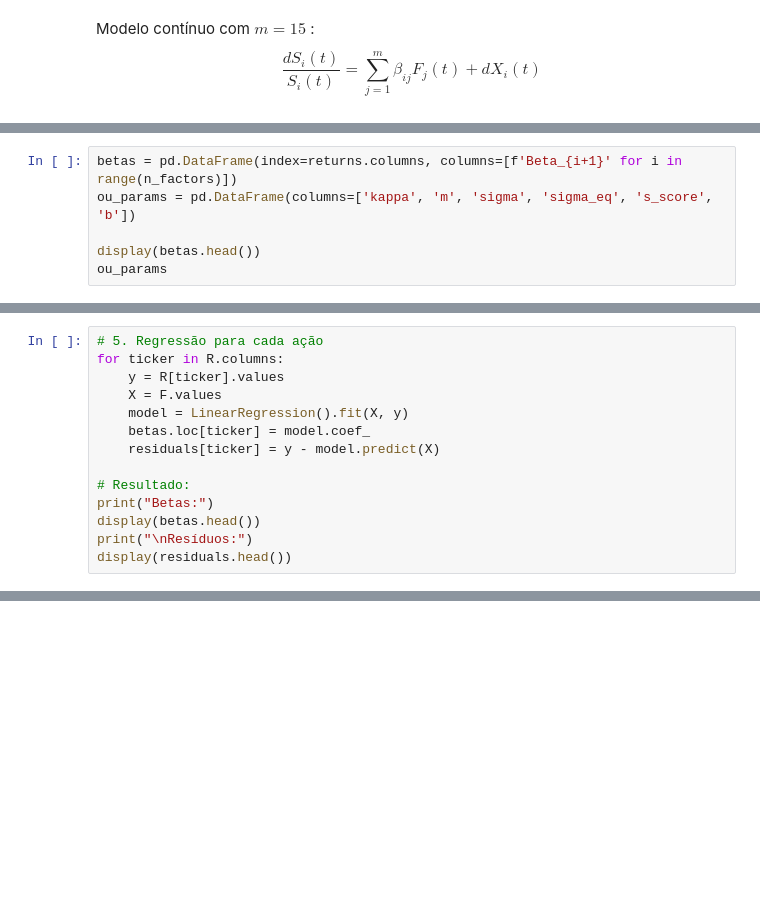
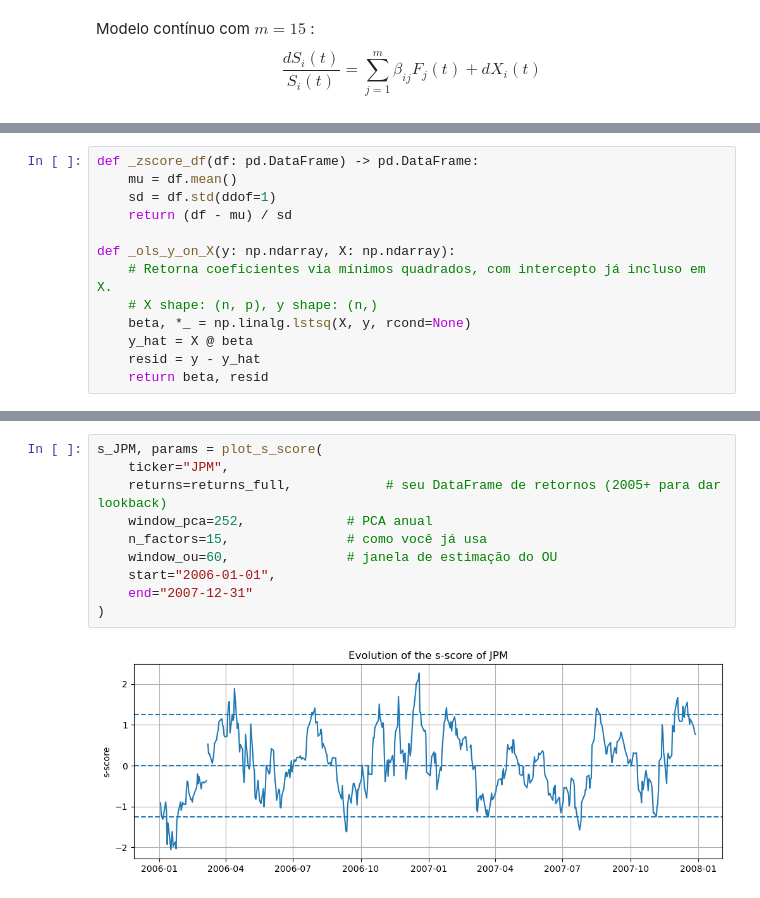
Before and after one commit to savio160502/Statistical-Arbitrage, a Jupyter notebook: Amostragem_estatistica.ipynb, the cells around one changed output, grey strips where cells are left out. Drawn from its saved outputs; the diff is of its cells as text; blank space fills up the shorter version.

```diff
--- a/Amostragem_estatistica.ipynb
+++ b/Amostragem_estatistica.ipynb
@@ -834,6 +395,0 @@ factors.head()
-# %%
-betas = pd.DataFrame(index=returns.columns, columns=[f'Beta_{i+1}' for i in range(n_factors)])
-ou_params = pd.DataFrame(columns=['kappa', 'm', 'sigma', 'sigma_eq', 's_score', 'b'])
-
-display(betas.head())
-ou_params
@@ -953,14 +395,0 @@ residuals.head()
-# %%
-# 5. Regressão para cada ação
-for ticker in R.columns:
-    y = R[ticker].values
-    X = F.values
-    model = LinearRegression().fit(X, y)
-    betas.loc[ticker] = model.coef_
-    residuals[ticker] = y - model.predict(X)
-
-# Resultado:
-print("Betas:")
-display(betas.head())
-print("\nResíduos:")
-display(residuals.head())
@@ -1330,0 +398,13 @@ plt.show()
+# %%
+def _zscore_df(df: pd.DataFrame) -> pd.DataFrame:
+    mu = df.mean()
+    sd = df.std(ddof=1)
+    return (df - mu) / sd
+
+def _ols_y_on_X(y: np.ndarray, X: np.ndarray):
+    # Retorna coeficientes via mínimos quadrados, com intercepto já incluso em X.
+    # X shape: (n, p), y shape: (n,)
+    beta, *_ = np.linalg.lstsq(X, y, rcond=None)
+    y_hat = X @ beta
+    resid = y - y_hat
+    return beta, resid
@@ -1330,0 +615,12 @@ plt.show()
+# %%
+s_JPM, params = plot_s_score(
+    ticker="JPM",
+    returns=returns_full,            # seu DataFrame de retornos (2005+ para dar lookback)
+    window_pca=252,             # PCA anual
+    n_factors=15,               # como você já usa
+    window_ou=60,               # janela de estimação do OU
+    start="2006-01-01",
+    end="2007-12-31"
+)
+# %% [output]
+[figure, added]
```
Also changed, not shown: parts of 56 cells of this notebook.
